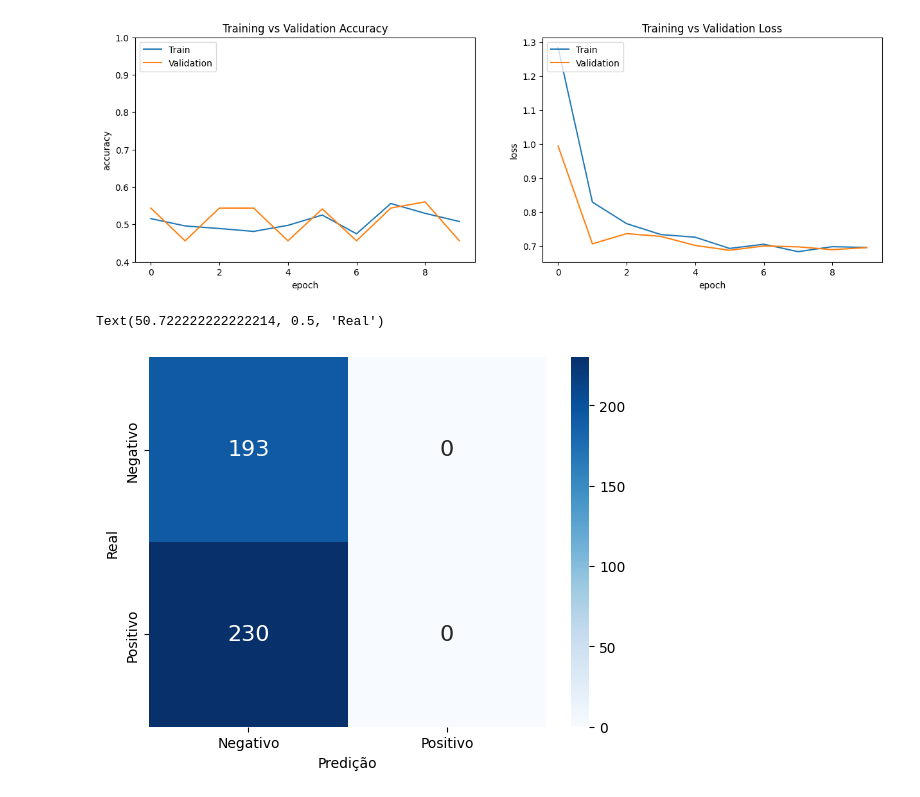
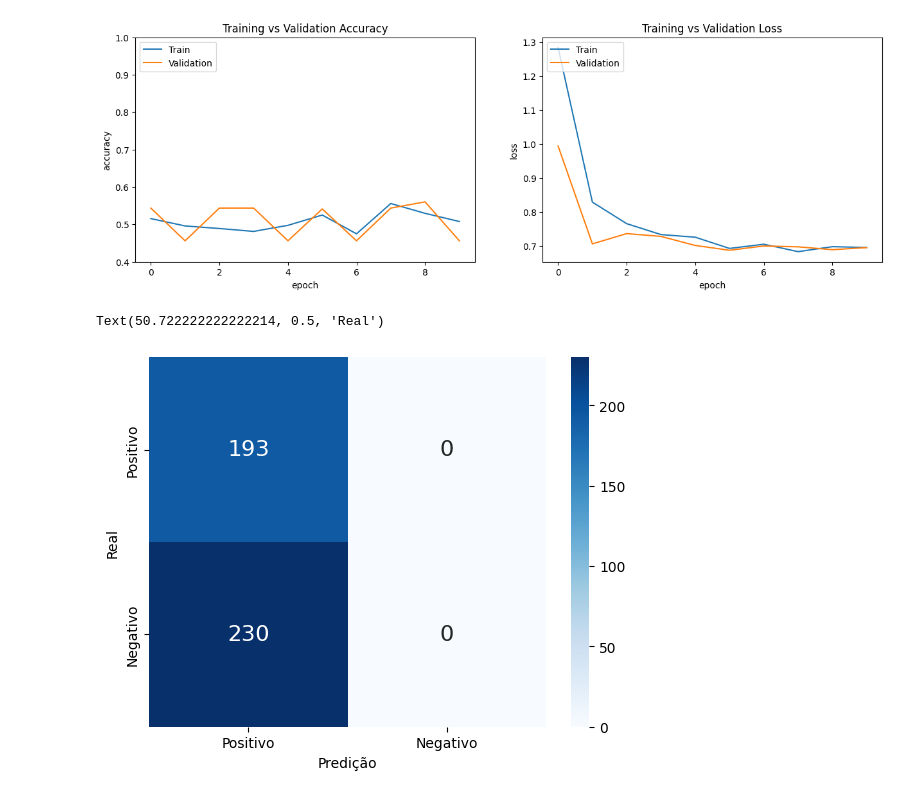
Before and after one commit to Redes-Neuroticas/BreastCancerDetection, a Jupyter notebook: inf0619_EDA_RPL.ipynb, the cells around one changed output. Cells and saved outputs as stored; diff of their text form; code cells hidden in the pictures.

Commit message:
Updating the classes names in confusion matrix

```diff
--- a/inf0619_EDA_RPL.ipynb
+++ b/inf0619_EDA_RPL.ipynb
@@ -441,26 +441,26 @@ Text(0, 0.5, 'loss')
 # %%
 #model_resnet50 = load_model('baseline_resnet50.h5')
 
 #pred_resnet50 = model_resnet50.predict(validation_generator)
 
 y_pred_resnet50 = []
 for prob in pred_resnet50:
     if prob >= 0.5:
         y_pred_resnet50.append(1)
     else:
         y_pred_resnet50.append(0)
 
 y_true = validation_generator.classes
 
 cm = confusion_matrix(y_true, y_pred_resnet50)
 
-class_names = ['Negativo', 'Positivo']
+class_names = ['Positivo', 'Negativo']
 
 ax = sns.heatmap(cm, annot = True, fmt = '.0f', cmap = "Blues", annot_kws = {"size": 16},\
            xticklabels = class_names, yticklabels = class_names)
 
 ax.set_xlabel("Predição")
 ax.set_ylabel("Real")
 # %% [output]
 Text(50.722222222222214, 0.5, 'Real')
-[figure, old version]
+[figure, new version]
```
Also changed, not shown: parts of 1 cell of this notebook.
